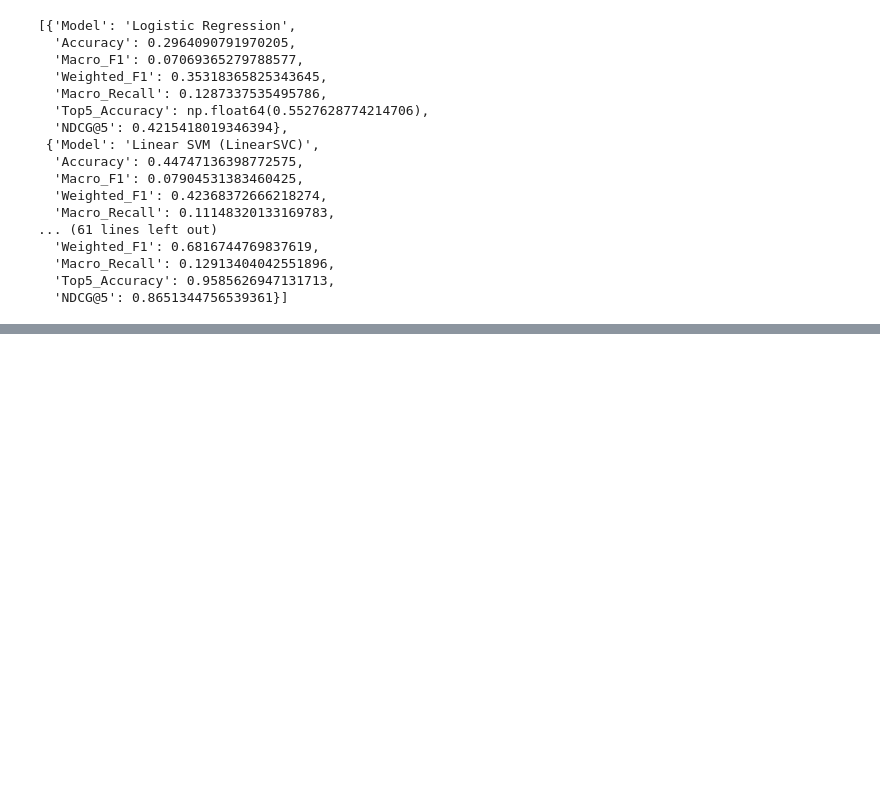
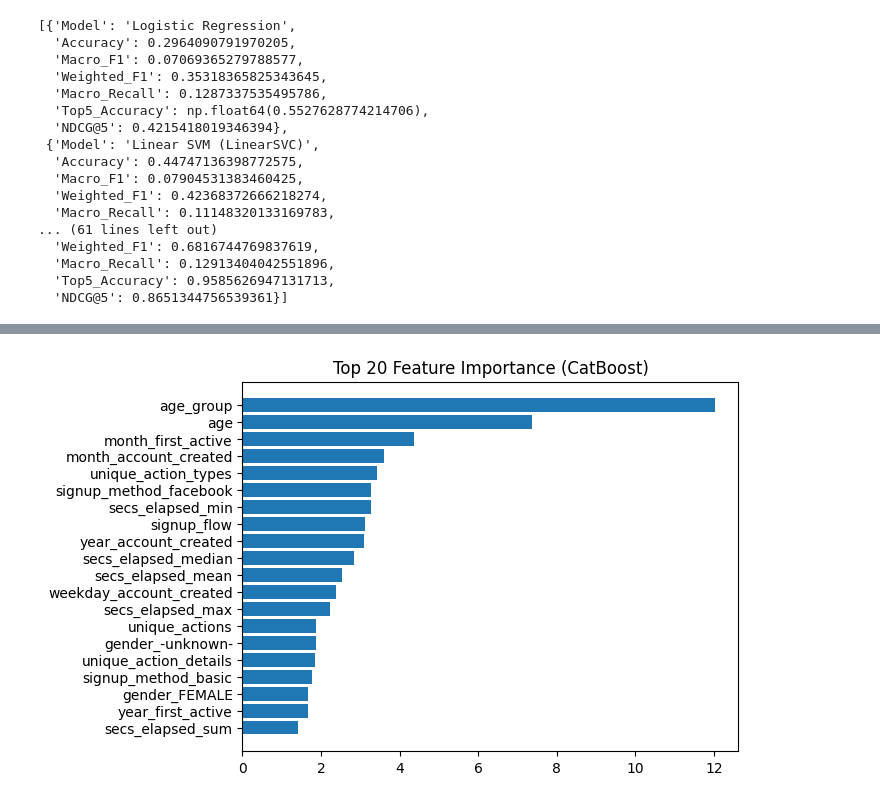
Before and after one commit to Rezacs/Airbnb, a Jupyter notebook: final/Airbnb_0.0_Editing.ipynb, the cells around one changed output, grey strips where cells are left out. Saved outputs shown, nothing was run; the diff lists cells and outputs as text; code cells hidden in the pictures; blank space fills up the shorter version.

```diff
--- a/final/Airbnb_0.0_Editing.ipynb
+++ b/final/Airbnb_0.0_Editing.ipynb
@@ -3236,3 +3273,13 @@ results
   'Macro_Recall': 0.12913404042551896,
   'Top5_Accuracy': 0.9585626947131713,
   'NDCG@5': 0.8651344756539361}]
+# %%
+# Feature importance from best_cat (Optuna CatBoost)
+import pandas as pd
+
+feat_imp = pd.DataFrame({
+    "feature": X.columns,
+    "importance": best_cat.get_feature_importance()
+}).sort_values("importance", ascending=False).reset_index(drop=True)
+
+feat_imp.head(20)
@@ -3238,0 +3304,12 @@ results
+# %%
+import matplotlib.pyplot as plt
+
+top_features = feat_imp.head(20)
+
+plt.figure()
+plt.barh(top_features["feature"], top_features["importance"])
+plt.gca().invert_yaxis()
+plt.title("Top 20 Feature Importance (CatBoost)")
+plt.show()
+# %% [output]
+[figure, added]
```
Also changed, not shown: parts of 7 cells of this notebook.
